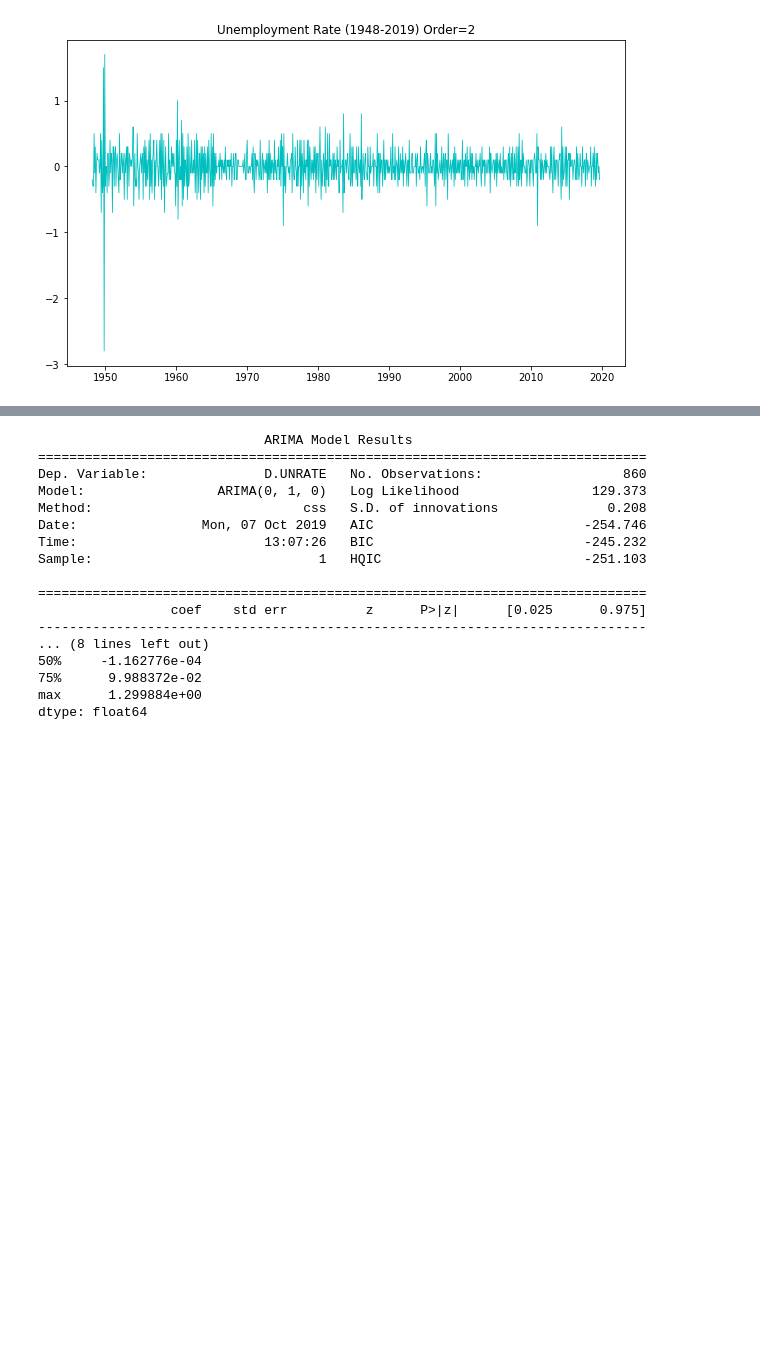
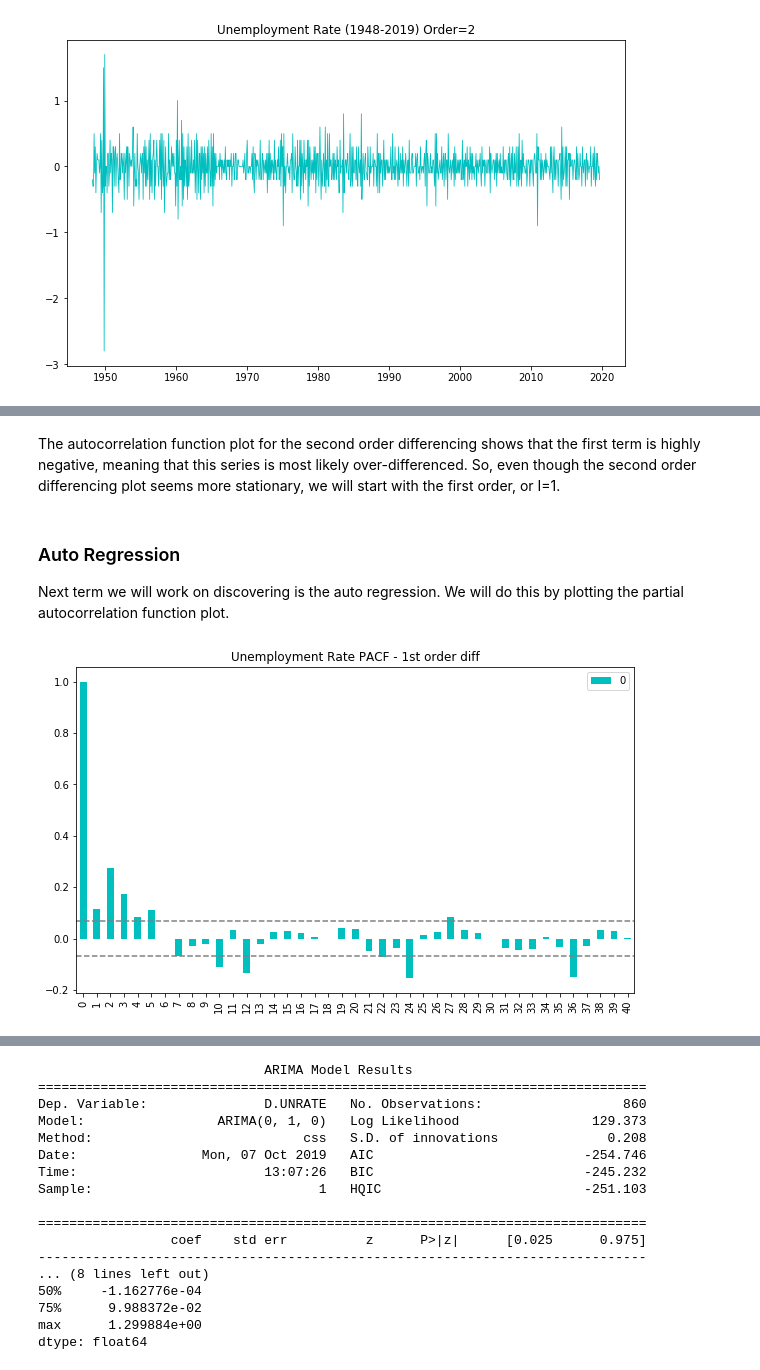
Before and after one commit to 26Jinx/Thinkful, a Jupyter notebook: Unit6/Time_Series/Unemployment_Rate_TS_Challenge.ipynb, the cells around one changed output, grey strips where cells are left out. Drawn from its saved outputs; the diff is of its cells as text; code cells hidden in the pictures; blank space fills up the shorter version.

```diff
--- a/Unit6/Time_Series/Unemployment_Rate_TS_Challenge.ipynb
+++ b/Unit6/Time_Series/Unemployment_Rate_TS_Challenge.ipynb
@@ -62,0 +94,15 @@ It seems pretty stationary now. So I in ARIMA we will use will be 2.
+# %% [markdown]
+The autocorrelation function plot for the second order differencing shows that the first term is highly negative, meaning that this series is most likely over-differenced. So, even though the second order differencing plot seems more stationary, we will start with the first order, or I=1.
+# %% [markdown]
+### Auto Regression
+Next term we will work on discovering is the auto regression. We will do this by plotting the partial autocorrelation function plot.
+# %%
+p = pacf(unemp_data.diff_1[1:])
+x_pacf = pd.DataFrame(p)
+x_pacf.plot(kind='bar', figsize=(10, 6), color='c')
+plt.axhline(y=-1.96/np.sqrt(len(unemp_data.diff_1[1:])),linestyle='--',color='gray')
+plt.axhline(y=1.96/np.sqrt(len(unemp_data.diff_1[1:])),linestyle='--',color='gray')
+plt.title("Unemployment Rate PACF - 1st order diff")
+plt.show()
+# %% [output]
+[figure, added]
```
Also changed, not shown: parts of 29 cells of this notebook.
